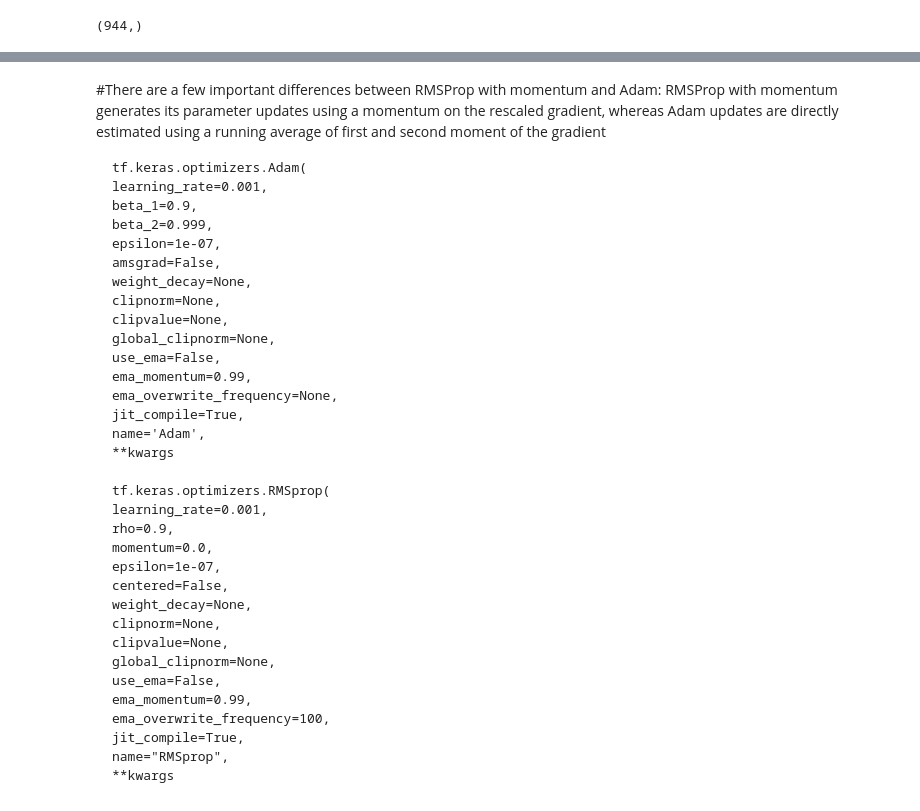
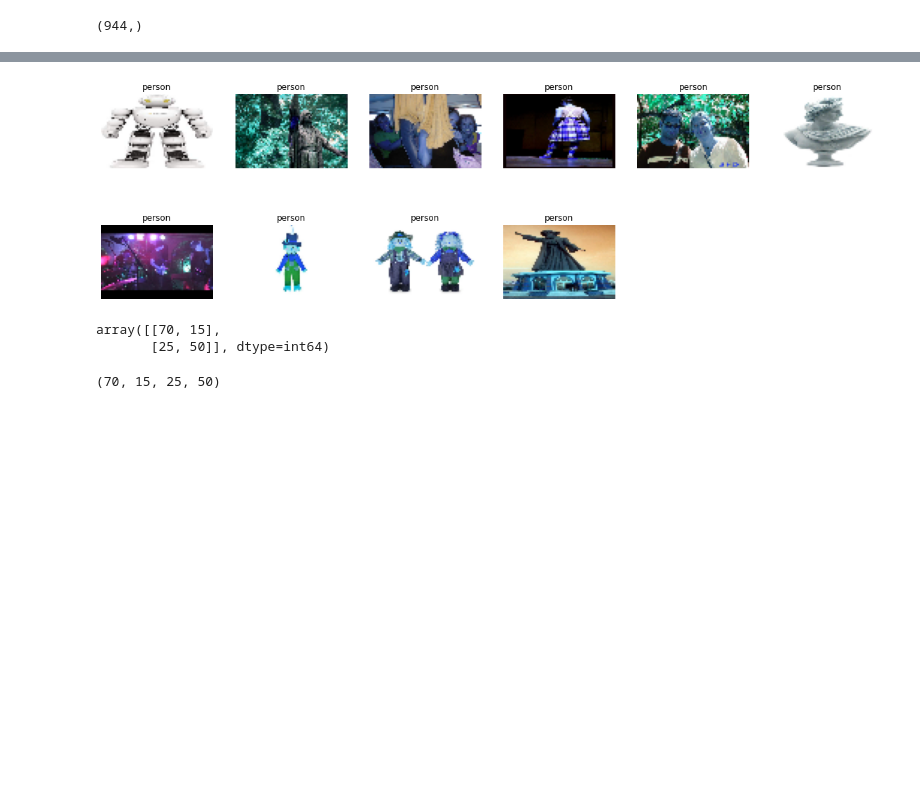
Before and after one commit to stefanocaruso0101/PedestrianDetection, a Jupyter notebook: BOOK1.ipynb, the cells around one changed output, grey strips where cells are left out. Saved outputs shown, nothing was run; the diff lists cells and outputs as text; code cells hidden in the pictures; blank space fills up the shorter version.

```diff
--- a/BOOK1.ipynb
+++ b/BOOK1.ipynb
@@ -228,0 +233,8 @@ ValueError: in user code:
+# %%
+pred_ped = []
+
+for i in preds:
+    if i > .5:
+        pred_ped.append(1)
+    else:
+        pred_ped.append(0)
@@ -229,8 +261,10 @@ ValueError: in user code:
 # %%
 plt.figure(figsize=(20,20))
-for n , i in enumerate(list(np.random.randint(0,len(val_images),36))) :
+for n , i in enumerate(list(np.random.randint(0,len(val_images),10))) :
     plt.subplot(6,6,n+1)
     plt.imshow(val_images[i])
     plt.axis('off')
-    x =np.argmax(preds[i]) # takes the maximum of of the 6 probabilites.
+    x =np.argmax(pred_ped[0:2]) # takes the maximum of of the 6 probabilites.
     plt.title((classes[x]))
+# %% [output]
+[figure, added]
@@ -241 +271,6 @@ for i in range(len(preds)):
+# %%
+confusion_matrix(val_labels,pred_ped)
+# %% [output]
+array([[70, 15],
+       [25, 50]], dtype=int64)
 # %%
@@ -243,41 +278,4 @@ tp, fp, tn, fn = confusion_matrix(val_labels,result).ravel()
 # %%
-(tp, tn, fp, fp)
+(tn, fp, fn, tp)
+# %% [output]
+(70, 15, 25, 50)
-# %% [markdown]
-#There are a few important differences between RMSProp with momentum and Adam: RMSProp with momentum generates its
-    parameter updates using a momentum on the rescaled gradient, whereas Adam updates are directly estimated using
-    a running average of first and second moment of the gradient
-
-
-    tf.keras.optimizers.Adam(
-    learning_rate=0.001,
-    beta_1=0.9,
-    beta_2=0.999,
-    epsilon=1e-07,
-    amsgrad=False,
-    weight_decay=None,
-    clipnorm=None,
-    clipvalue=None,
-    global_clipnorm=None,
-    use_ema=False,
-    ema_momentum=0.99,
-    ema_overwrite_frequency=None,
-    jit_compile=True,
-    name='Adam',
-    **kwargs
-
-    tf.keras.optimizers.RMSprop(
-    learning_rate=0.001,
-    rho=0.9,
-    momentum=0.0,
-    epsilon=1e-07,
-    centered=False,
-    weight_decay=None,
-    clipnorm=None,
-    clipvalue=None,
-    global_clipnorm=None,
-    use_ema=False,
-    ema_momentum=0.99,
-    ema_overwrite_frequency=100,
-    jit_compile=True,
-    name="RMSprop",
-    **kwargs
```
Also changed, not shown: parts of 22 cells of this notebook, 1 other file.
